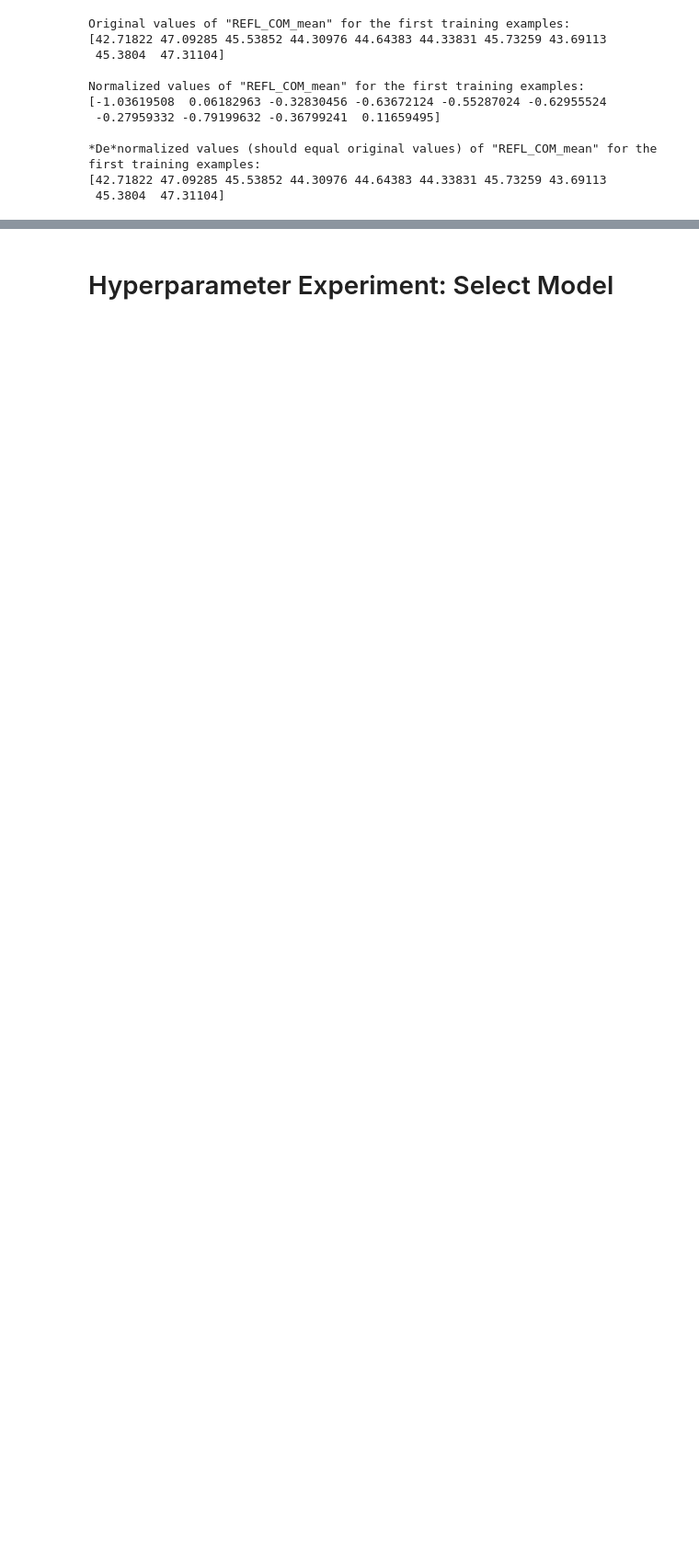
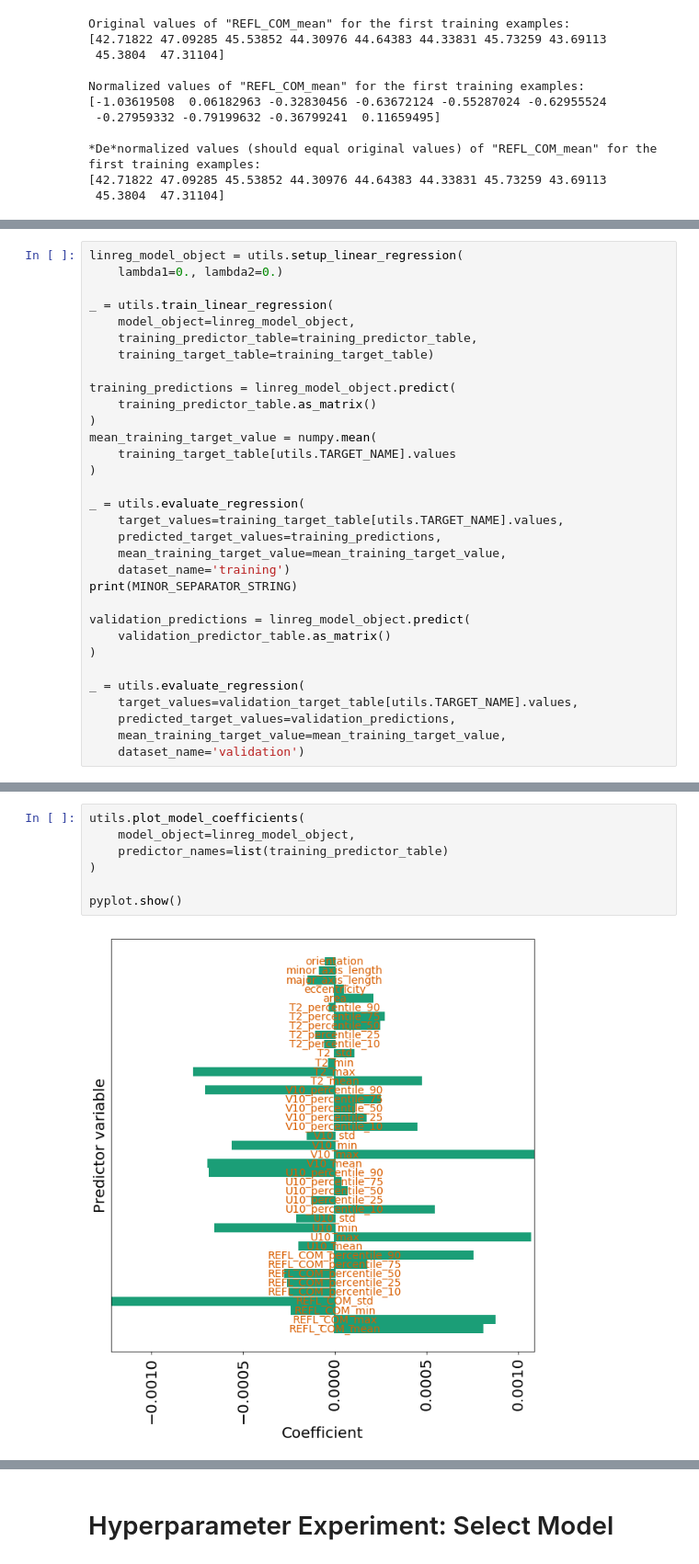
Before and after one commit to djgagne/ams-ml-python-course, a Jupyter notebook: module_2/ML_Short_Course_Module_2_Basic.ipynb, the cells around one changed output, grey strips where cells are left out. Shown at 92% size. Drawn from its saved outputs; the diff is of its cells as text; blank space fills up the shorter version.

```diff
--- a/module_2/ML_Short_Course_Module_2_Basic.ipynb
+++ b/module_2/ML_Short_Course_Module_2_Basic.ipynb
@@ -582,0 +206,32 @@ Text(0.5, 1.0, 'MSE (mean squared error) skill score on validation data')
+# %%
+linreg_model_object = utils.setup_linear_regression(
+    lambda1=0., lambda2=0.)
+
+_ = utils.train_linear_regression(
+    model_object=linreg_model_object,
+    training_predictor_table=training_predictor_table,
+    training_target_table=training_target_table)
+
+training_predictions = linreg_model_object.predict(
+    training_predictor_table.as_matrix()
+)
+mean_training_target_value = numpy.mean(
+    training_target_table[utils.TARGET_NAME].values
+)
+
+_ = utils.evaluate_regression(
+    target_values=training_target_table[utils.TARGET_NAME].values,
+    predicted_target_values=training_predictions,
+    mean_training_target_value=mean_training_target_value,
+    dataset_name='training')
+print(MINOR_SEPARATOR_STRING)
+
+validation_predictions = linreg_model_object.predict(
+    validation_predictor_table.as_matrix()
+)
+
+_ = utils.evaluate_regression(
+    target_values=validation_target_table[utils.TARGET_NAME].values,
+    predicted_target_values=validation_predictions,
+    mean_training_target_value=mean_training_target_value,
+    dataset_name='validation')
@@ -582,0 +256,9 @@ Text(0.5, 1.0, 'MSE (mean squared error) skill score on validation data')
+# %%
+utils.plot_model_coefficients(
+    model_object=linreg_model_object,
+    predictor_names=list(training_predictor_table)
+)
+
+pyplot.show()
+# %% [output]
+[figure, added]
```
Also changed, not shown: parts of 49 cells of this notebook, 5 other files.
